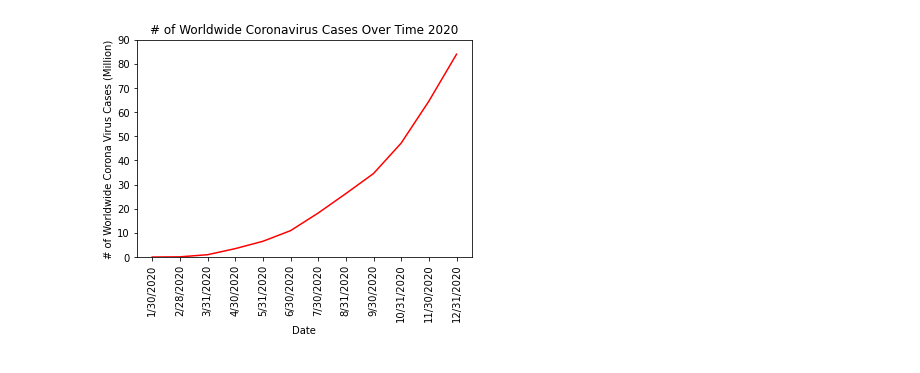
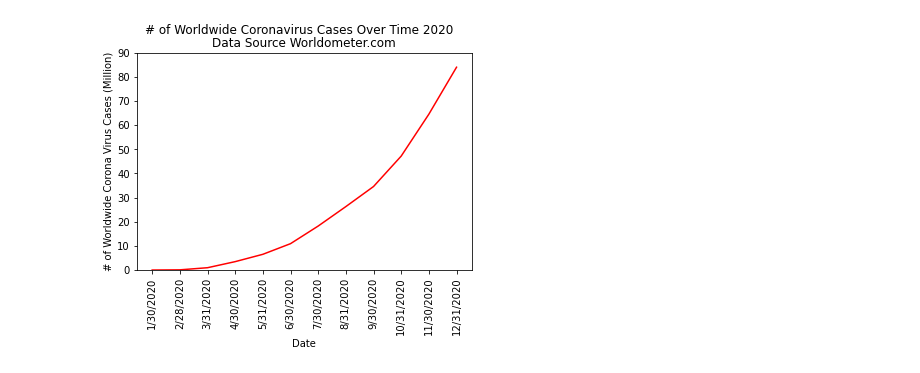
Before and after one commit to skayhan13/Pandemic-Watching, a Jupyter notebook: main.ipynb, the cells around one changed output. Drawn from its saved outputs; the diff is of its cells as text; code cells hidden in the pictures.

Commit message:
corona virus data and plot comlete

```diff
--- a/main.ipynb
+++ b/main.ipynb
@@ -31,14 +32,19 @@ corona_df
+# %%
+corona_df=corona_df.assign(Total_Cases_Mill='')
+# %%
+corona_df['Total_Cases_Mill']=corona_df['Total Cases']/1000000
 # %%
-
 x_axis_data=corona_df['Date']
-y_axis_data=corona_df['Cases Per Million']
+y_axis_data=corona_df['Total_Cases_Mill']
 plt.plot(x_axis_data, y_axis_data, color="red")
 plt.xlabel("Date")
 plt.ylabel("# of Worldwide Corona Virus Cases (Million)")
 plt.ylim(0, 90)
-plt.title("# of Worldwide Coronavirus Cases Over Time 2020")
+plt.suptitle("# of Worldwide Coronavirus Cases Over Time 2020")
+plt.title("Data Source Worldometer.com")
 plt.xticks(rotation=90)
 
+
 plt.show()
 # %% [output]
-[figure, old version]
+[figure, new version]
```
Also changed, not shown: parts of 4 cells of this notebook.
